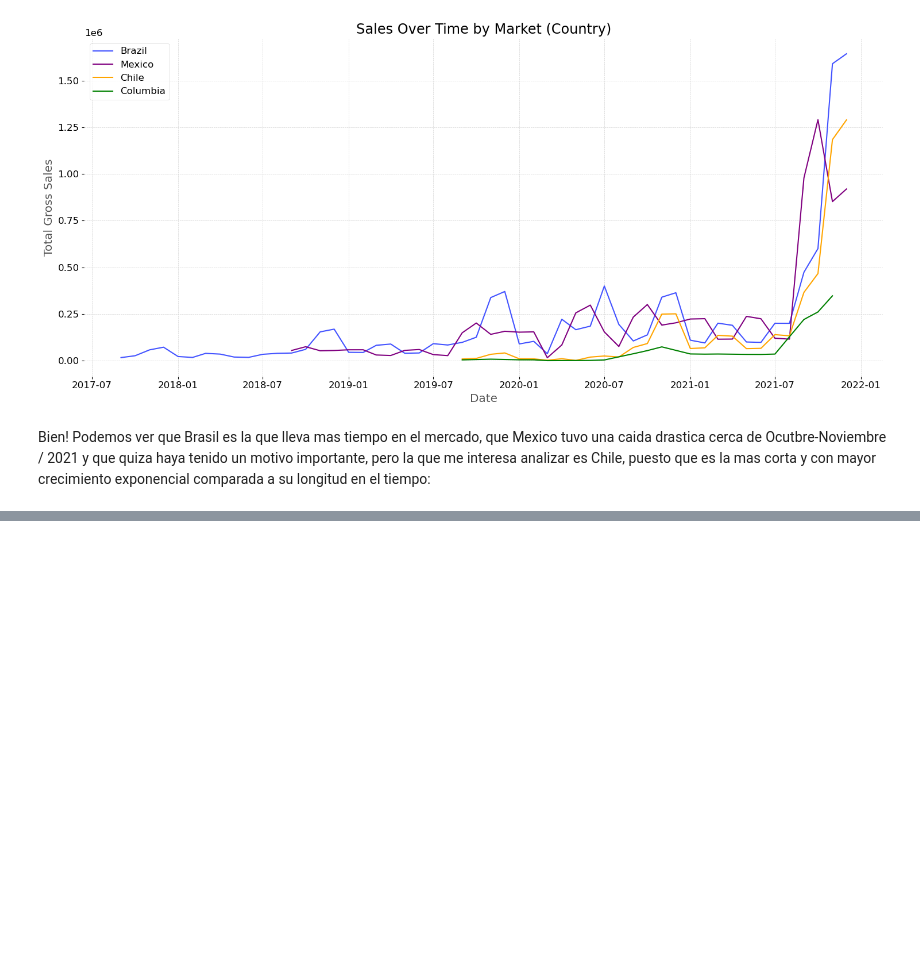
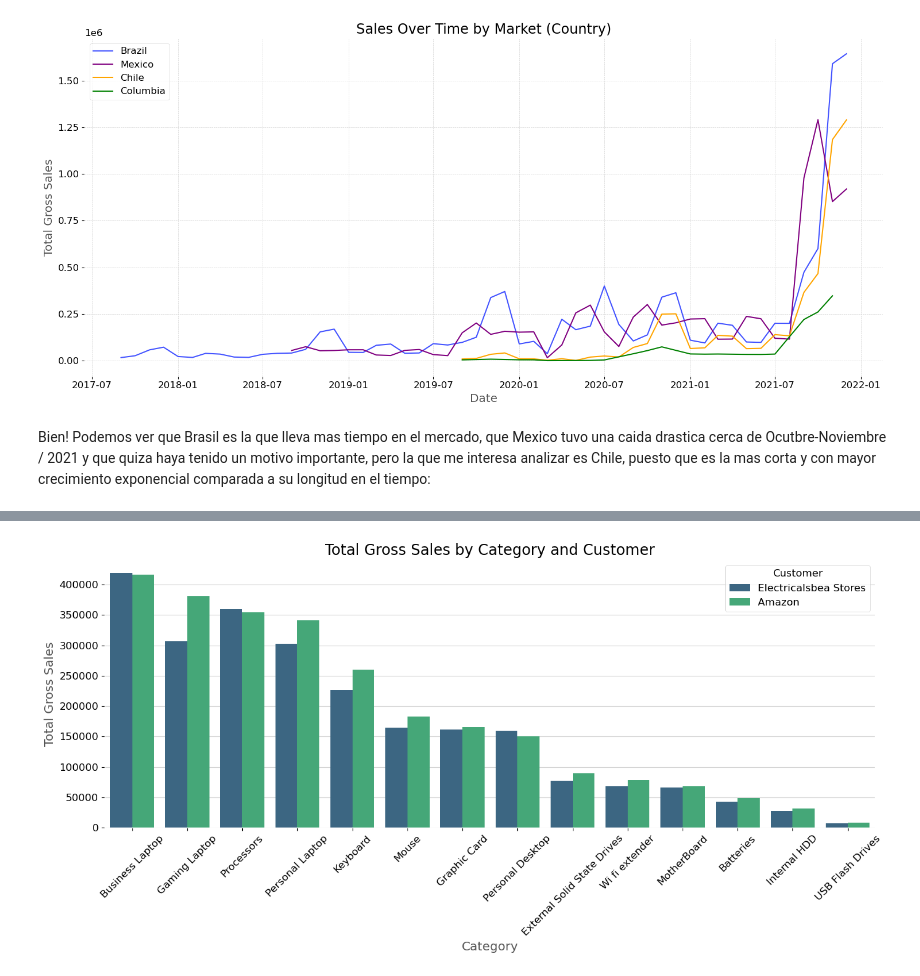
Before and after one commit to Daniboycg/Atliq_Database_Time-Series, a Jupyter notebook: src/notebooks/Summary.ipynb, the cells around one changed output, grey strips where cells are left out. Cells and saved outputs as stored; diff of their text form; code cells hidden in the pictures; blank space fills up the shorter version.

```diff
--- a/src/notebooks/Summary.ipynb
+++ b/src/notebooks/Summary.ipynb
@@ -37,0 +43,4 @@ Bien! Podemos ver que Brasil es la que lleva mas tiempo en el mercado, que Mexic
+# %%
+plot_sales_by_category_and_customer(chile)
+# %% [output]
+[figure, added]
```
Also changed, not shown: parts of 4 cells of this notebook.
